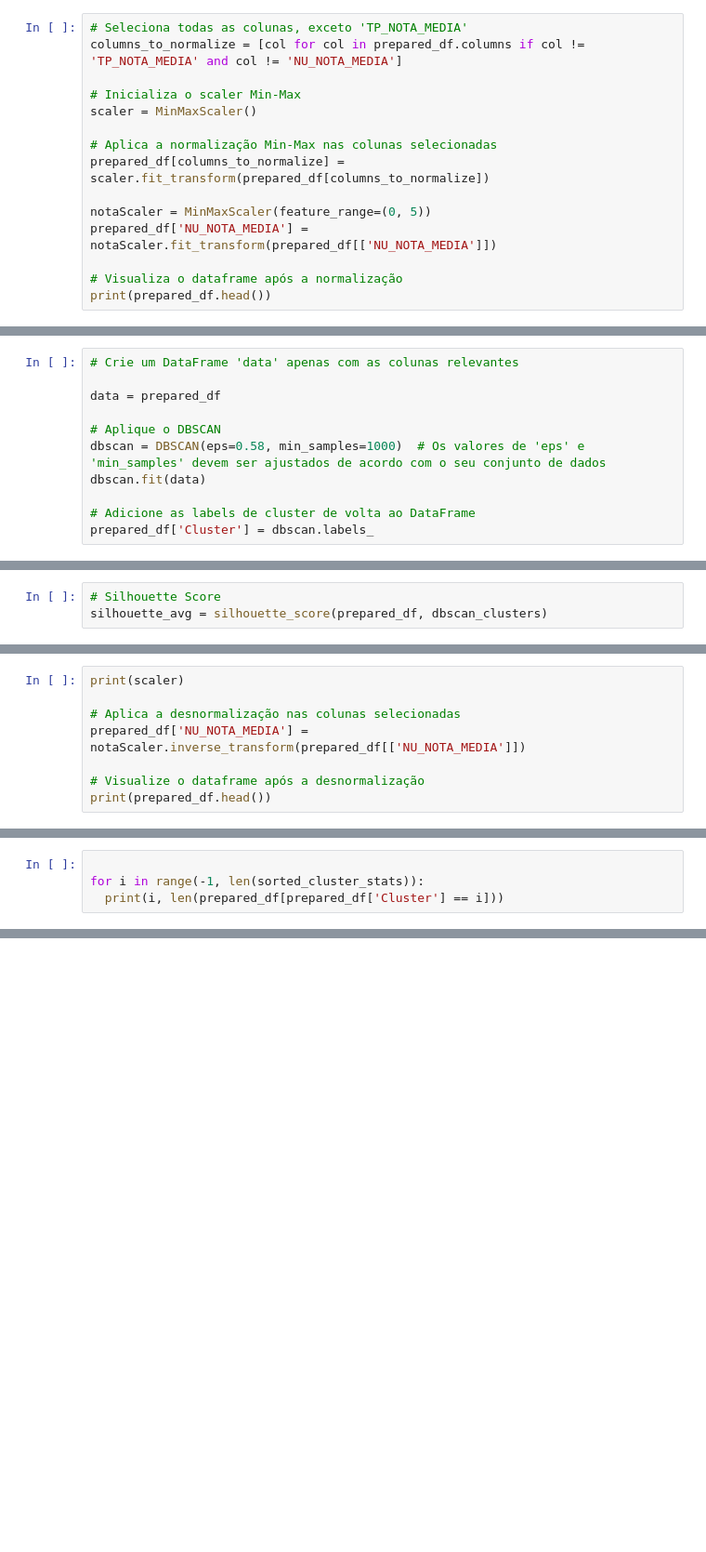
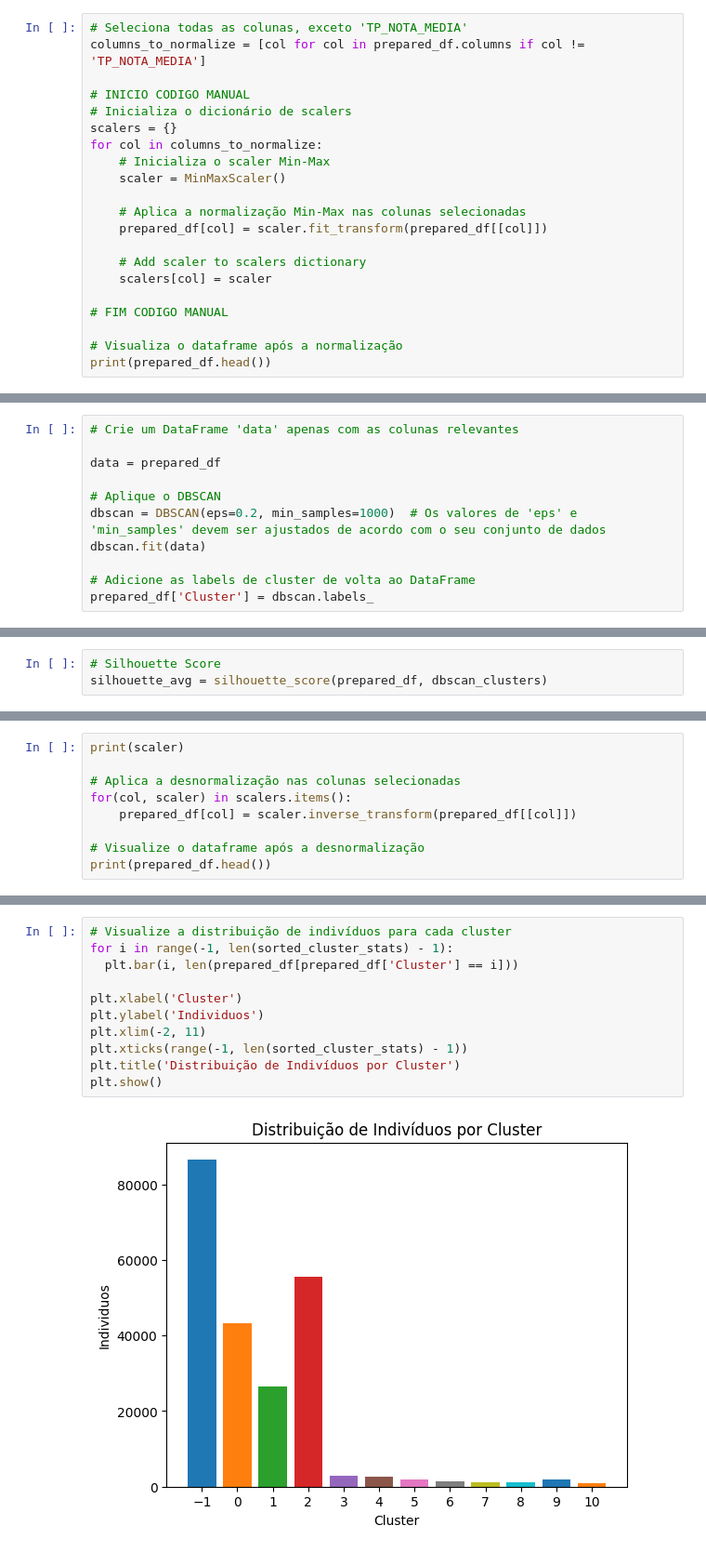
Before and after one commit to Chbmleao/DataMining-TP2, a Jupyter notebook: TP_Mineração_de_Dados.ipynb, the cells around one changed output, grey strips where cells are left out. Shown at 93% size. Drawn from its saved outputs; the diff is of its cells as text; blank space fills up the shorter version.

```diff
--- a/TP_Mineração_de_Dados.ipynb
+++ b/TP_Mineração_de_Dados.ipynb
@@ -622,15 +632,21 @@ print(prepared_df.head())
 # %%
 # Seleciona todas as colunas, exceto 'TP_NOTA_MEDIA'
-columns_to_normalize = [col for col in prepared_df.columns if col != 'TP_NOTA_MEDIA' and col != 'NU_NOTA_MEDIA']
+columns_to_normalize = [col for col in prepared_df.columns if col != 'TP_NOTA_MEDIA']
 
-# Inicializa o scaler Min-Max
-scaler = MinMaxScaler()
+# INICIO CODIGO MANUAL
+# Inicializa o dicionário de scalers
+scalers = {}
+for col in columns_to_normalize:
+    # Inicializa o scaler Min-Max
+    scaler = MinMaxScaler()
 
-# Aplica a normalização Min-Max nas colunas selecionadas
-prepared_df[columns_to_normalize] = scaler.fit_transform(prepared_df[columns_to_normalize])
+    # Aplica a normalização Min-Max nas colunas selecionadas
+    prepared_df[col] = scaler.fit_transform(prepared_df[[col]])
 
-notaScaler = MinMaxScaler(feature_range=(0, 5))
-prepared_df['NU_NOTA_MEDIA'] = notaScaler.fit_transform(prepared_df[['NU_NOTA_MEDIA']])
+    # Add scaler to scalers dictionary
+    scalers[col] = scaler
+
+# FIM CODIGO MANUAL
 
 # Visualiza o dataframe após a normalização
 print(prepared_df.head())
@@ -671,7 +687,7 @@ O relatório deverá conter essas informações, mas sob a **perspectiva do proj
 data = prepared_df
 
 # Aplique o DBSCAN
-dbscan = DBSCAN(eps=0.58, min_samples=1000)  # Os valores de 'eps' e 'min_samples' devem ser ajustados de acordo com o seu conjunto de dados
+dbscan = DBSCAN(eps=0.2, min_samples=1000)  # Os valores de 'eps' e 'min_samples' devem ser ajustados de acordo com o seu conjunto de dados
 dbscan.fit(data)
 
 # Adicione as labels de cluster de volta ao DataFrame
@@ -791,7 +821,8 @@ Valores mais baixos do Índice Davies-Bouldin e valores mais altos do Índice Ca
 print(scaler)
 
 # Aplica a desnormalização nas colunas selecionadas
-prepared_df['NU_NOTA_MEDIA'] = notaScaler.inverse_transform(prepared_df[['NU_NOTA_MEDIA']])
+for(col, scaler) in scalers.items():
+    prepared_df[col] = scaler.inverse_transform(prepared_df[[col]])
 
 # Visualize o dataframe após a desnormalização
 print(prepared_df.head())
@@ -829,4 +863,0 @@ Cluster
-# %%
-
-for i in range(-1, len(sorted_cluster_stats)):
-  print(i, len(prepared_df[prepared_df['Cluster'] == i]))
@@ -836,0 +864,13 @@ for i in range(-1, len(sorted_cluster_stats)):
+# %%
+# Visualize a distribuição de indivíduos para cada cluster
+for i in range(-1, len(sorted_cluster_stats) - 1):
+  plt.bar(i, len(prepared_df[prepared_df['Cluster'] == i]))
+
+plt.xlabel('Cluster')
+plt.ylabel('Individuos')
+plt.xlim(-2, 11)
+plt.xticks(range(-1, len(sorted_cluster_stats) - 1))
+plt.title('Distribuição de Indivíduos por Cluster')
+plt.show()
+# %% [output]
+[figure, added]
```
Also changed, not shown: parts of 34 cells of this notebook.
